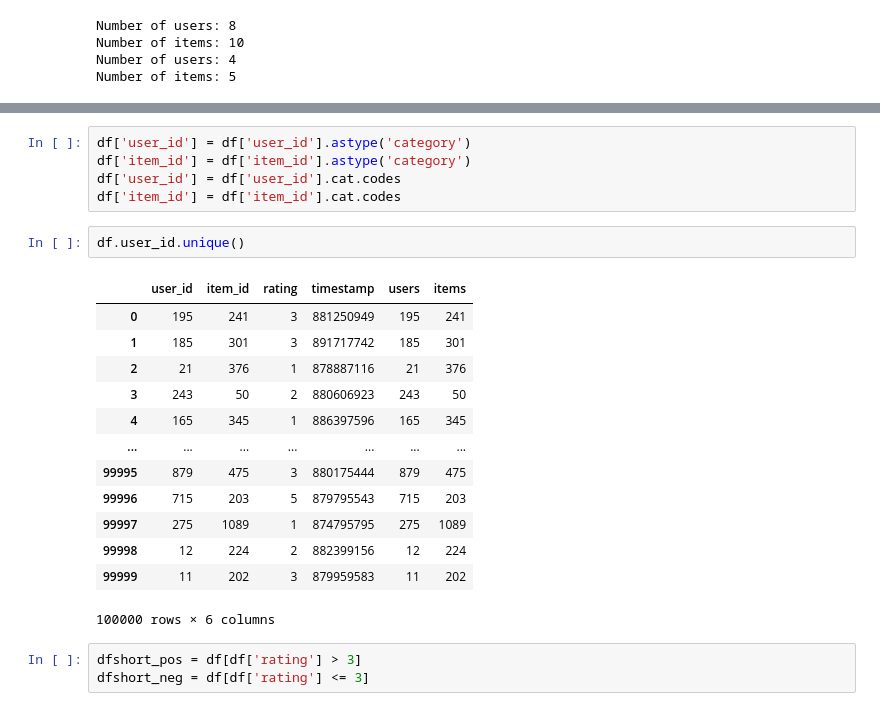
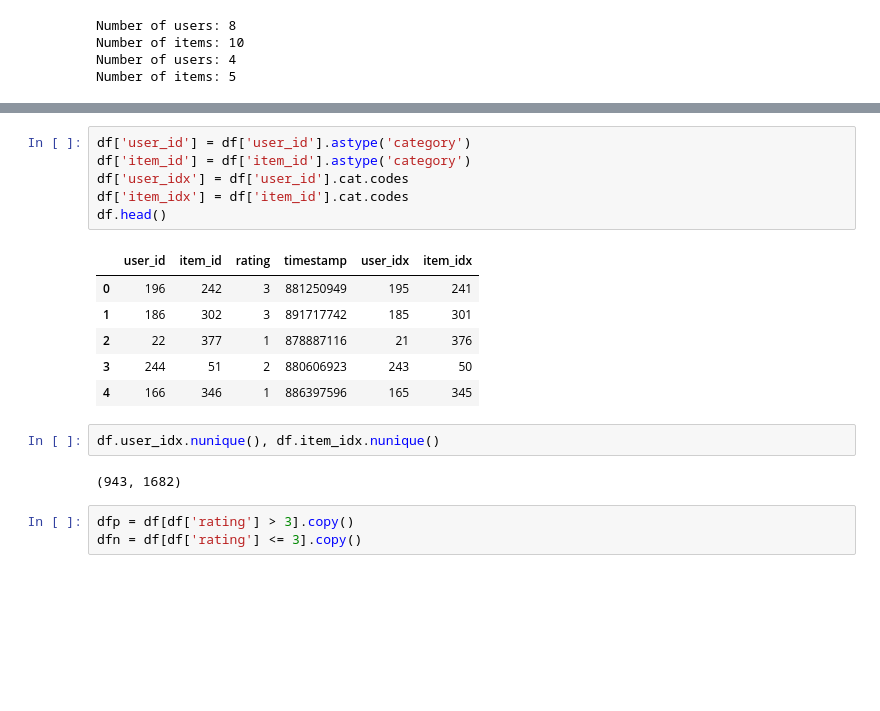
Before and after one commit to rimplesandhu/pybpr, a Jupyter notebook: examples/bpr_movielens_debug.ipynb, the cells around one changed output, grey strips where cells are left out. Cells and saved outputs as stored; diff of their text form; blank space fills up the shorter version.

```diff
--- a/examples/bpr_movielens_debug.ipynb
+++ b/examples/bpr_movielens_debug.ipynb
@@ -36,24 +36,20 @@ Wall time: 29.8 ms
 # %%
 df['user_id'] = df['user_id'].astype('category')
 df['item_id'] = df['item_id'].astype('category')
-df['user_id'] = df['user_id'].cat.codes
-df['item_id'] = df['item_id'].cat.codes
+df['user_idx'] = df['user_id'].cat.codes
+df['item_idx'] = df['item_id'].cat.codes
+df.head()
+# %% [output]
+|  | user_id | item_id | rating | timestamp | user_idx | item_idx |
+| 0 | 196 | 242 | 3 | 881250949 | 195 | 241 |
+| 1 | 186 | 302 | 3 | 891717742 | 185 | 301 |
+| 2 | 22 | 377 | 1 | 878887116 | 21 | 376 |
+| 3 | 244 | 51 | 2 | 880606923 | 243 | 50 |
+| 4 | 166 | 346 | 1 | 886397596 | 165 | 345 |
-# %%
-df.user_id.unique()
-# %% [output]
-|  | user_id | item_id | rating | timestamp | users | items |
-| 0 | 195 | 241 | 3 | 881250949 | 195 | 241 |
-| 1 | 185 | 301 | 3 | 891717742 | 185 | 301 |
-| 2 | 21 | 376 | 1 | 878887116 | 21 | 376 |
-| 3 | 243 | 50 | 2 | 880606923 | 243 | 50 |
-| 4 | 165 | 345 | 1 | 886397596 | 165 | 345 |
-| ... | ... | ... | ... | ... | ... | ... |
-| 99995 | 879 | 475 | 3 | 880175444 | 879 | 475 |
-| 99996 | 715 | 203 | 5 | 879795543 | 715 | 203 |
-| 99997 | 275 | 1089 | 1 | 874795795 | 275 | 1089 |
-| 99998 | 12 | 224 | 2 | 882399156 | 12 | 224 |
-| 99999 | 11 | 202 | 3 | 879959583 | 11 | 202 |
-100000 rows × 6 columns
+# %%
+df.user_idx.nunique(), df.item_idx.nunique()
+# %% [output]
+(943, 1682)
 # %%
-dfshort_pos = df[df['rating'] > 3]
-dfshort_neg = df[df['rating'] <= 3]
+dfp = df[df['rating'] > 3].copy()
+dfn = df[df['rating'] <= 3].copy()
```
Also changed, not shown: parts of 23 cells of this notebook, 9 other files.
